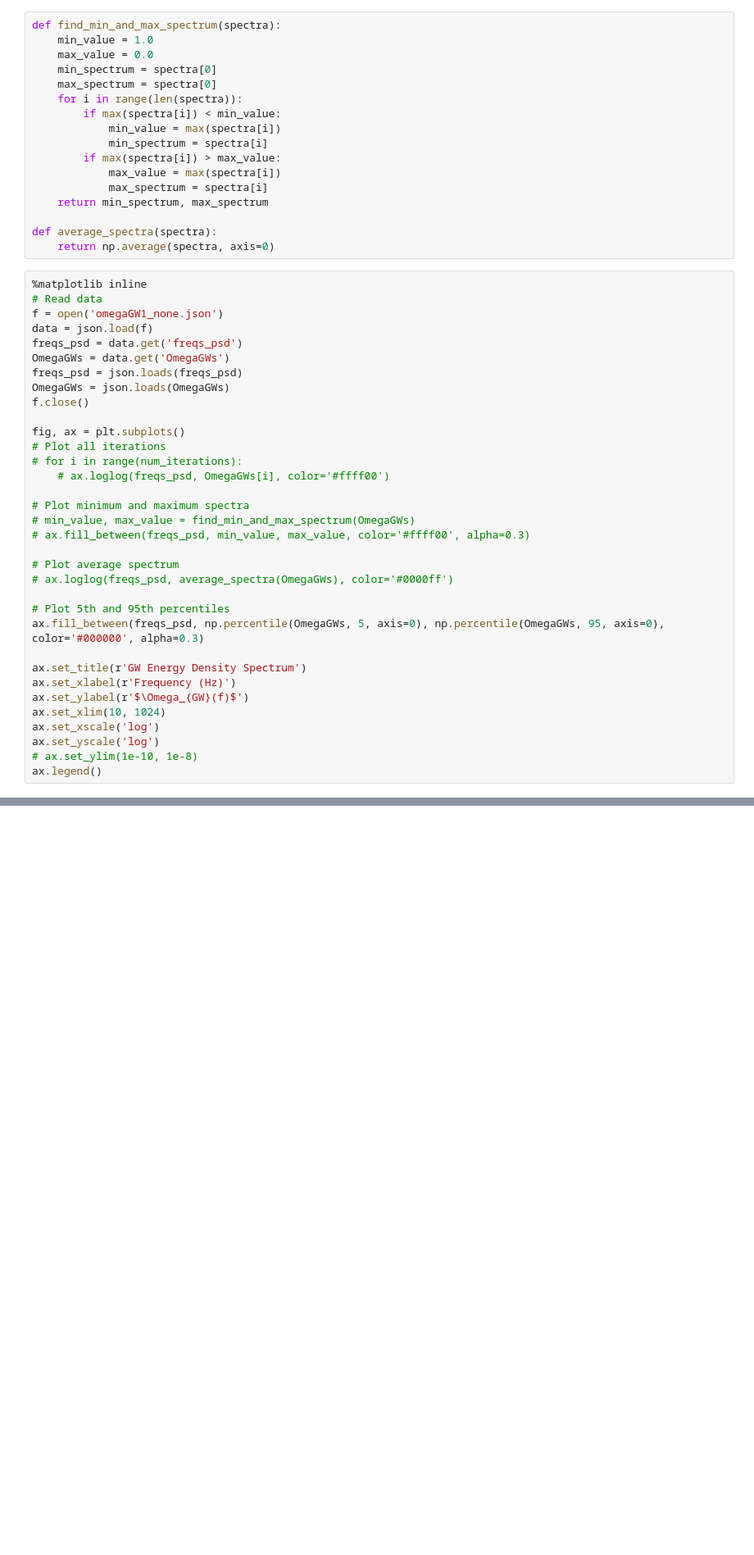
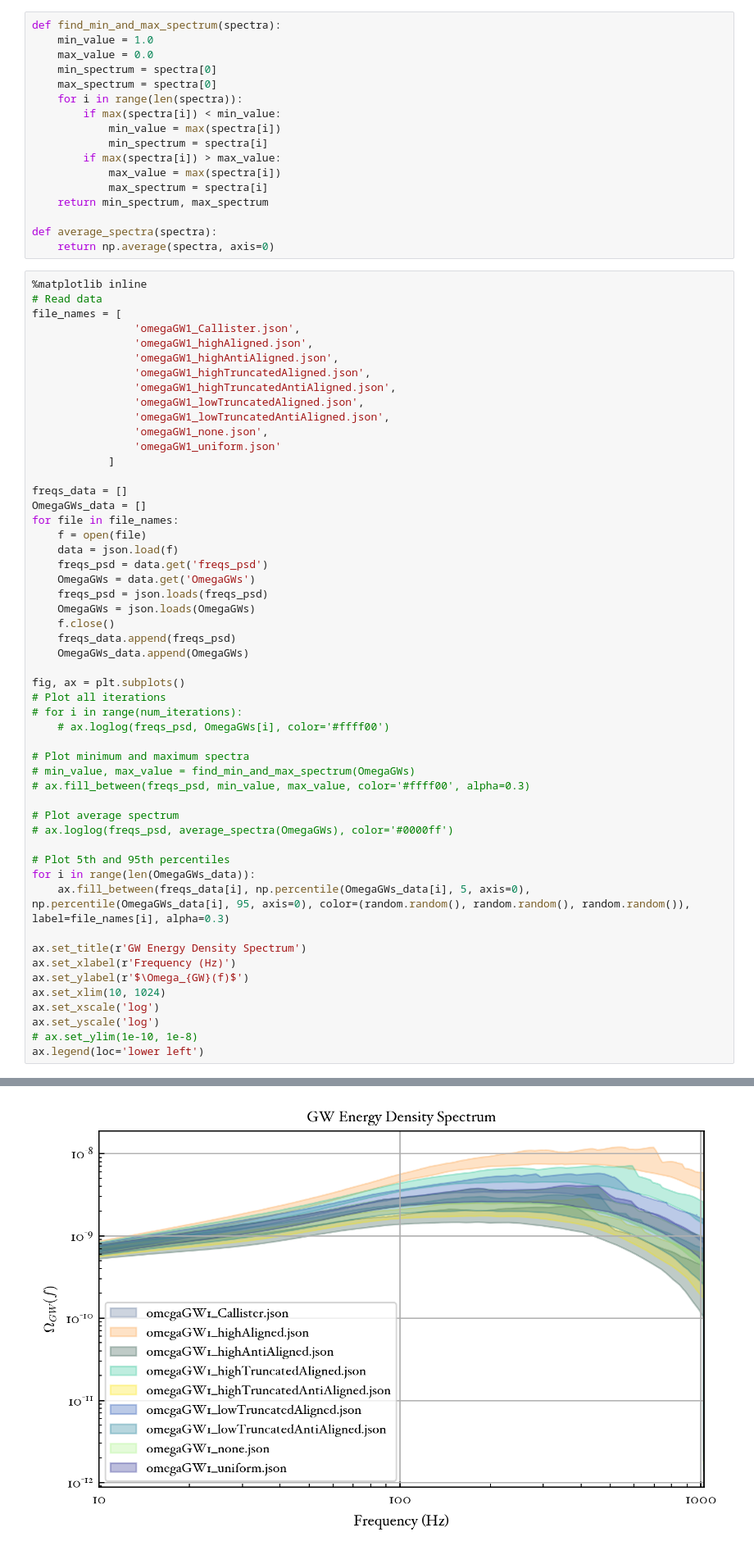
Before and after one commit to meyers-academic/astrophysical_gwb, a Jupyter notebook: notebooks/sgwb_calculation/spin_distributions.ipynb, the cells around one changed output, grey strips where cells are left out. Shown at 82% size. Drawn from its saved outputs; the diff is of its cells as text; blank space fills up the shorter version.

```diff
--- a/notebooks/sgwb_calculation/spin_distributions.ipynb
+++ b/notebooks/sgwb_calculation/spin_distributions.ipynb
@@ -496,13 +528,30 @@ def average_spectra(spectra):
 # %%
 %matplotlib inline
 # Read data
-f = open('omegaGW1_none.json')
-data = json.load(f)
-freqs_psd = data.get('freqs_psd')
-OmegaGWs = data.get('OmegaGWs')
-freqs_psd = json.loads(freqs_psd)
-OmegaGWs = json.loads(OmegaGWs)
-f.close()
+file_names = [
+                'omegaGW1_Callister.json',
+                'omegaGW1_highAligned.json',
+                'omegaGW1_highAntiAligned.json',
+                'omegaGW1_highTruncatedAligned.json',
+                'omegaGW1_highTruncatedAntiAligned.json',
+                'omegaGW1_lowTruncatedAligned.json',
+                'omegaGW1_lowTruncatedAntiAligned.json',
+                'omegaGW1_none.json',
+                'omegaGW1_uniform.json'
+            ]
+
+freqs_data = []
+OmegaGWs_data = []
+for file in file_names:
+    f = open(file)
+    data = json.load(f)
+    freqs_psd = data.get('freqs_psd')
+    OmegaGWs = data.get('OmegaGWs')
+    freqs_psd = json.loads(freqs_psd)
+    OmegaGWs = json.loads(OmegaGWs)
+    f.close()
+    freqs_data.append(freqs_psd)
+    OmegaGWs_data.append(OmegaGWs)
 
 fig, ax = plt.subplots()
 # Plot all iterations
@@ -517,7 +566,8 @@ fig, ax = plt.subplots()
 # ax.loglog(freqs_psd, average_spectra(OmegaGWs), color='#0000ff')
 
 # Plot 5th and 95th percentiles
-ax.fill_between(freqs_psd, np.percentile(OmegaGWs, 5, axis=0), np.percentile(OmegaGWs, 95, axis=0), color='#000000', alpha=0.3)
+for i in range(len(OmegaGWs_data)):
+    ax.fill_between(freqs_data[i], np.percentile(OmegaGWs_data[i], 5, axis=0), np.percentile(OmegaGWs_data[i], 95, axis=0), color=(random.random(), random.random(), random.random()), label=file_names[i], alpha=0.3)
 
 ax.set_title(r'GW Energy Density Spectrum')
 ax.set_xlabel(r'Frequency (Hz)')
@@ -526,4 +576,5 @@ ax.set_xlim(10, 1024)
 ax.set_xscale('log')
 ax.set_yscale('log')
 # ax.set_ylim(1e-10, 1e-8)
-ax.legend()
+ax.legend(loc='lower left')
+# %% [output]
@@ -530,3 +582,4 @@ ax.legend()
+[figure, added]
 # %%
 def findChiEff(chi1, chi2, theta1, theta2, q):
     return (chi1*math.cos(theta1) + q*chi2*math.cos(theta2))/(1 + q)
```
Also changed, not shown: parts of 6 cells of this notebook, 6 other files.
